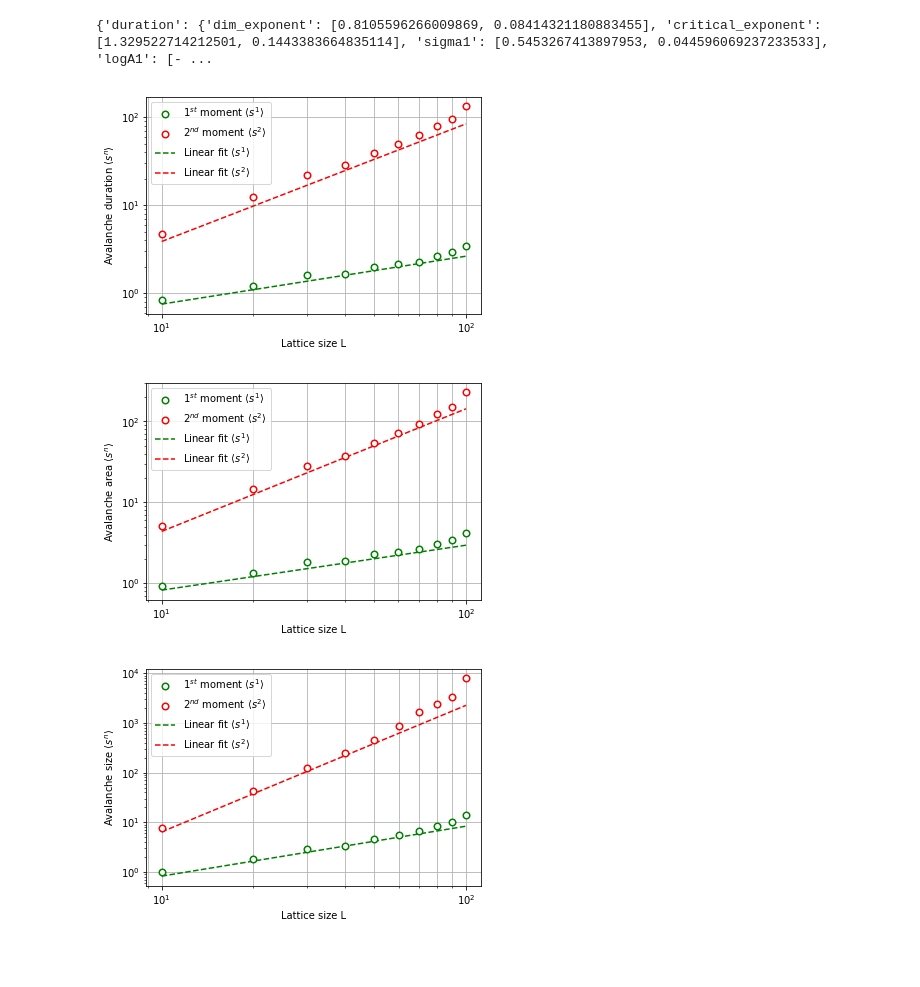
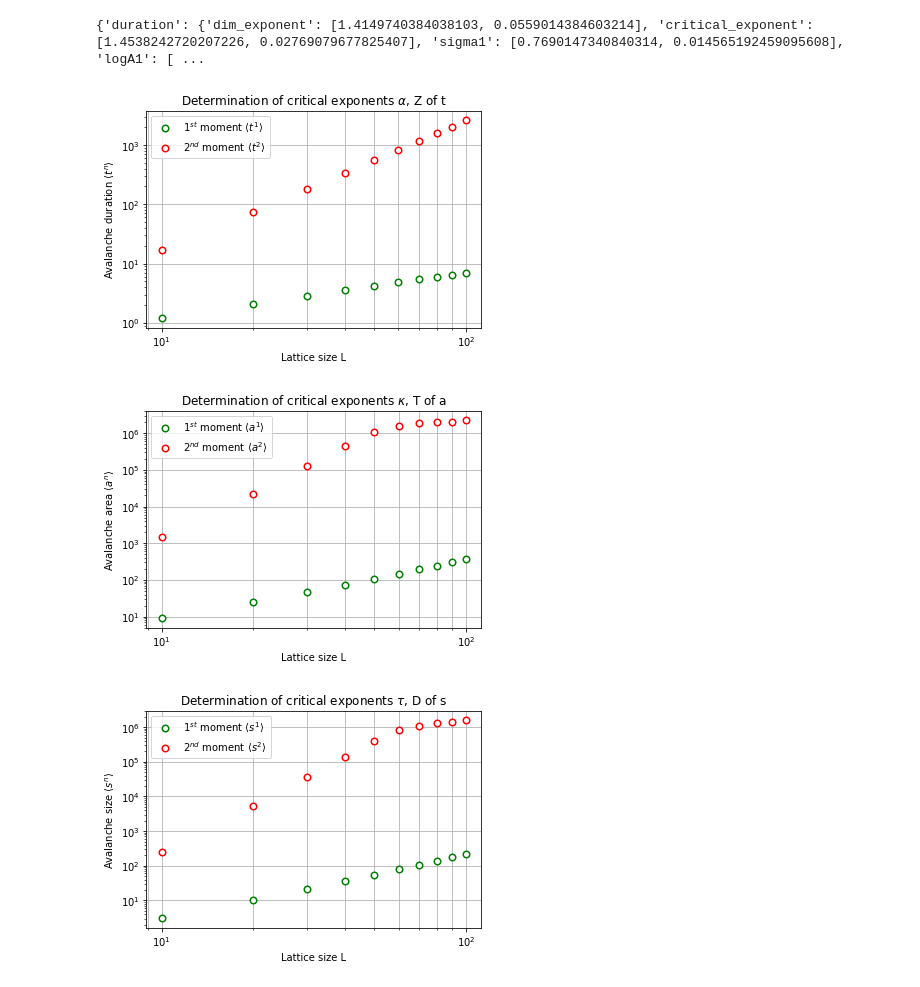
Before and after one commit to leloup314/Sandpiles, a Jupyter notebook: analysis/moment_analysis/moment_analysis.ipynb, the cells around one changed output. Cells and saved outputs as stored; diff of their text form; code cells hidden in the pictures; blank space fills up the shorter version.

Commit message:
ADD: redo plots, correct naming

```diff
--- a/analysis/moment_analysis/moment_analysis.ipynb
+++ b/analysis/moment_analysis/moment_analysis.ipynb
@@ -408,46 +408,47 @@ model_str = model if model == 'btw' else model + '_crit_slope_%i' % crit_slope
 with open('results%id_%s.yaml' % (dim, model_str), 'w') as f:
     yaml.safe_dump(results, stream=f, default_flow_style=False)
 # %%
-with open('n_bootstraps_40_n_inner_20000/results2d_custom_crit_slope_7.yaml', 'r') as f:
+with open('n_bootstraps_40_n_inner_20000/results3d_btw.yaml', 'r') as f:
     results = yaml.safe_load(f)
-dim=2
-model='custom'
+dim=3
+model='btw'
 crit_slope=7
 print results
 # %% [output]
-{'duration': {'dim_exponent': [0.8105596266009869, 0.08414321180883455], 'critical_exponent': [1.329522714212501, 0.1443383664835114], 'sigma1': [0.5453267413897953, 0.044596069237233533], 'logA1': [- ...
+{'duration': {'dim_exponent': [1.4149740384038103, 0.0559014384603214], 'critical_exponent': [1.4538242720207226, 0.02769079677825407], 'sigma1': [0.7690147340840314, 0.014565192459095608], 'logA1': [ ...
 # %%
 def fit(x, a, b):
     return np.exp(a) * np.power(x, b)
 # Critical exponents:
 # Avalanche size exponent tau; avalanche dimension D
 # Avalanche duration exponent alpha; dynamic exponent z
 # D,z and tau, aplha are STANDARD SET OF SOC EXPONENTS of a SOC model (page 22 SOC book)
 # Avalanche area exponent lambda; f
 critical_exponents = {'duration': [r'$\alpha$', 'Z'], 'size': [r'$\tau$', 'D'], 'area': [r'$\kappa$', 'T']}
+va = {'duration': 't', 'size': 's', 'area': 'a'}
 x = np.arange(10,110,10)
 for field in results.keys():
     mom1, mom2 = load_data(dim, model, field)
     res = results[field]
     ce = critical_exponents[field]
-    #plt.plot(x, np.exp(np.mean(mom1, axis=0)),c='g', label=r'$ 1^{st}\ \mathrm{moment}\ \left< s^1 \right>$', marker='o', ms=6.5, mfc='w', zorder=10, mew=1.5)
-    #plt.plot(x, np.exp(np.mean(mom2, axis=0)),c='r', label=r'$ 2^{nd}\ \mathrm{moment}\ \left< s^2 \right>$', marker='o', ms=6.5, mfc='w', zorder=10, mew=1.5)
-    plt.plot(x, np.exp(np.mean(mom1, axis=0)),ls='None',c='g', label=r'$ 1^{st}\ \mathrm{moment}\ \left< s^1 \right>$', marker='o', ms=6.5, mfc='w', zorder=10, mew=1.5)
-    plt.plot(x, np.exp(np.mean(mom2, axis=0)),ls='None',c='r', label=r'$ 2^{nd}\ \mathrm{moment}\ \left< s^2 \right>$', marker='o', ms=6.5, mfc='w', zorder=10, mew=1.5)
-    plt.plot(x, fit(x, res['logA1'][0], res['sigma1'][0]), c='g', ls='--', label=r'Linear fit $\left< s^1 \right>$')
-    plt.plot(x, fit(x, res['logA2'][0], res['sigma2'][0]), c='r', ls='--', label=r'Linear fit $\left< s^2 \right>$')
-    #plt.title(r'Determination of critical exponents %s, %s of %s' % (ce[0], ce[1], field))
+    #plt.plot(x, np.exp(np.mean(mom1, axis=0)),c='g', label=r'$ 1^{st}\ \mathrm{moment}\ \left< %s^1 \right>$' % va[field], marker='o', ms=6.5, mfc='w', zorder=10, mew=1.5)
+    #plt.plot(x, np.exp(np.mean(mom2, axis=0)),c='r', label=r'$ 2^{nd}\ \mathrm{moment}\ \left< %s^2 \right>$' % va[field], marker='o', ms=6.5, mfc='w', zorder=10, mew=1.5)
+    plt.plot(x, np.exp(np.mean(mom1, axis=0)), ls='None',c='g', label=r'$ 1^{st}\ \mathrm{moment}\ \left< %s^1 \right>$' % va[field], marker='o', ms=6.5, mfc='w', zorder=10, mew=1.5)
+    plt.plot(x, np.exp(np.mean(mom2, axis=0)), ls='None',c='r', label=r'$ 2^{nd}\ \mathrm{moment}\ \left< %s^2 \right>$' % va[field], marker='o', ms=6.5, mfc='w', zorder=10, mew=1.5)
+    #plt.plot(x, fit(x, res['logA1'][0], res['sigma1'][0]), c='g', ls='--', label=r'Linear fit $\left< %s^1 \right>$' % va[field])
+    #plt.plot(x, fit(x, res['logA2'][0], res['sigma2'][0]), c='r', ls='--', label=r'Linear fit $\left< %s^2 \right>$' % va[field])
+    plt.title(r'Determination of critical exponents %s, %s of %s' % (ce[0], ce[1], va[field]))
     plt.xlabel('Lattice size L')
-    plt.ylabel(r'Avalanche %s $\left< s^n \right>$' % field)
+    plt.ylabel(r'Avalanche %s $\left< %s^n \right>$' % (field, va[field]))
     plt.loglog()
     plt.grid(which='both', axis='x')
     plt.grid(which='major', axis='y')
     plt.legend()
     model_str = model if model == 'btw' else model + '_crit_slope_%i' % crit_slope
-    out = os.path.join(plot_dir, 'moment_analysis_%s_%id_%s_fit_report.pdf' % (field, dim, model_str))
+    out = os.path.join(plot_dir, 'moment_analysis_%s_%id_%s.pdf' % (field, dim, model_str))
     plt.savefig(out)
     plt.show()
 # %% [output]
-[figure, old version]
+[figure, new version]
-[figure, old version]
+[figure, new version]
-[figure, old version]
+[figure, new version]
```
Also changed, not shown: 49 other files.
